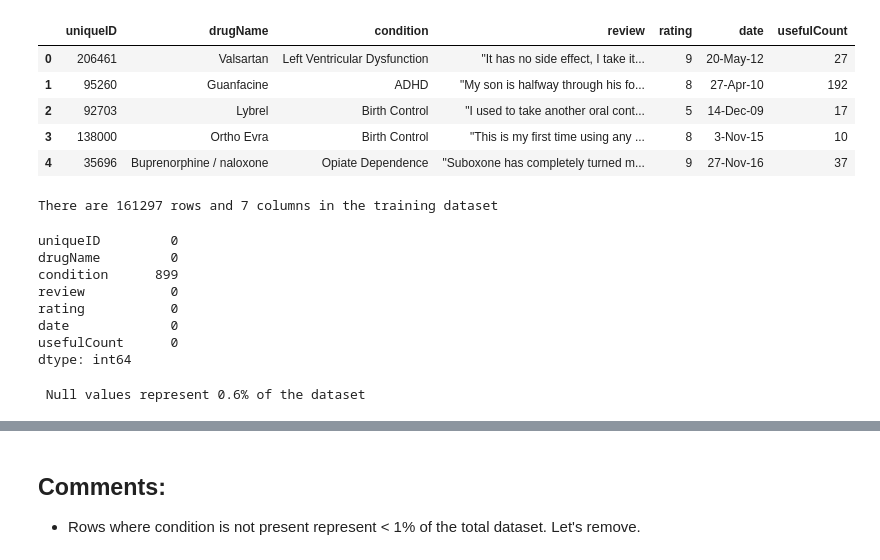
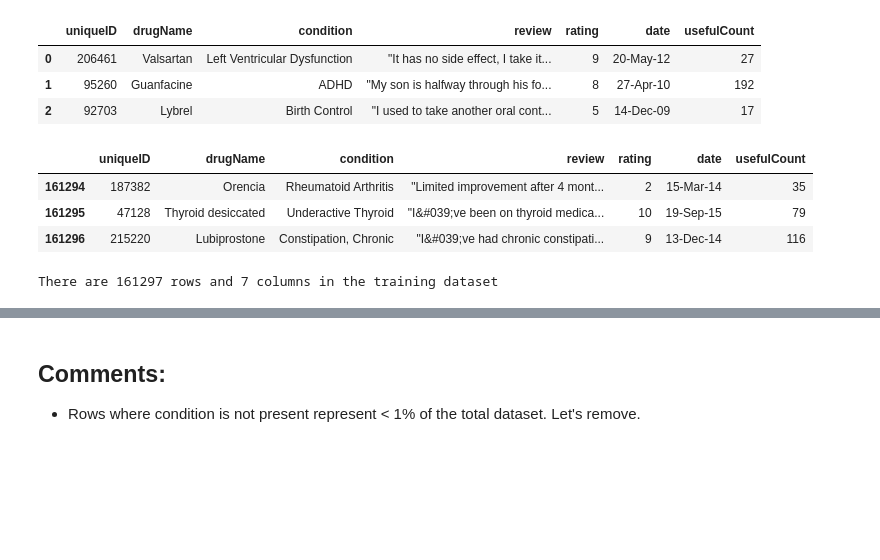
Before and after one commit to sal1143/drug-reviews, a Jupyter notebook: 00_drug_review_eda.ipynb, the cells around one changed output, grey strips where cells are left out. Drawn from its saved outputs; the diff is of its cells as text; code cells hidden in the pictures; blank space fills up the shorter version.

Commit message:
Replaced drug_review.ipynb with 00_drug_review_eda.ipynb, added functions to initial eda and plotting along with exception when loading the dataset

```diff
--- a/drug_review.ipynb
+++ b/00_drug_review_eda.ipynb
@@ -19,34 +19,60 @@ from utils import *
+# %%
+def read_and_clean_data(file_path):
+    """
+    This function reads a csv file into a pandas dataframe, drops duplicate rows based on the 'uniqueID' column and resets the index.
+
+    Parameters:
+    file_path (str): The path to the csv file
+
+    Returns:
+    df (DataFrame): The cleaned pandas dataframe
+    """
+    try:
+        # Read the csv file
+        df = pd.read_csv(file_path)
+
+        # Drop duplicates based on 'uniqueID' column
+        df.drop_duplicates(subset='uniqueID', keep='first', inplace=True)
+
+        # Reset index
+        df.reset_index(drop=True, inplace=True)
+
+        return df
+
+    except FileNotFoundError:
+        print(f"The file {file_path} does not exist.")
+        return None
+    except pd.errors.EmptyDataError:
+        print(f"The file {file_path} is empty.")
+        return None
+    except Exception as e:
+        print(f"An error occurred: {e}")
+        return None
+
+# Usage
+df = read_and_clean_data('drugsComTrain_raw.csv')
 # %%
-#Read in training data
+from pandas import option_context
 
-df = pd.read_csv('drugsComTrain_raw.csv')
-df.head()
+with option_context('display.max_rows', None,'display.max_colwidth', 120,'display.max_columns',120):
+              display(df.head(3))
 # %% [output]
 |  | uniqueID | drugName | condition | review | rating | date | usefulCount |
 | 0 | 206461 | Valsartan | Left Ventricular Dysfunction | "It has no side effect, I take it... | 9 | 20-May-12 | 27 |
 | 1 | 95260 | Guanfacine | ADHD | "My son is halfway through his fo... | 8 | 27-Apr-10 | 192 |
 | 2 | 92703 | Lybrel | Birth Control | "I used to take another oral cont... | 5 | 14-Dec-09 | 17 |
-| 3 | 138000 | Ortho Evra | Birth Control | "This is my first time using any ... | 8 | 3-Nov-15 | 10 |
-| 4 | 35696 | Buprenorphine / naloxone | Opiate Dependence | "Suboxone has completely turned m... | 9 | 27-Nov-16 | 37 |
+# %%
+from pandas import option_context
+
+with option_context('display.max_rows', None,'display.max_colwidth', 120,'display.max_columns',120):
+              display(df.tail(3))
+# %% [output]
+|  | uniqueID | drugName | condition | review | rating | date | usefulCount |
+| 161294 | 187382 | Orencia | Rheumatoid Arthritis | "Limited improvement after 4 mont... | 2 | 15-Mar-14 | 35 |
+| 161295 | 47128 | Thyroid desiccated | Underactive Thyroid | "I&#039;ve been on thyroid medica... | 10 | 19-Sep-15 | 79 |
+| 161296 | 215220 | Lubiprostone | Constipation, Chronic | "I&#039;ve had chronic constipati... | 9 | 13-Dec-14 | 116 |
 # %%
 #Shape of data
 print(f'There are {df.shape[0]} rows and {df.shape[1]} columns in the training dataset')
 # %% [output]
 There are 161297 rows and 7 columns in the training dataset
-# %%
-#Check for null values
-df.isna().sum()
-# %% [output]
-uniqueID         0
-drugName         0
-condition      899
-review           0
-rating           0
-date             0
-usefulCount      0
-dtype: int64
-# %%
-#What % of data do these represent?
-print( f' Null values represent {round(df.isna().sum()[2]/len(df) * 100, 1)}% of the dataset')
-# %% [output]
- Null values represent 0.6% of the dataset
```
Also changed, not shown: parts of 17 cells of this notebook.
